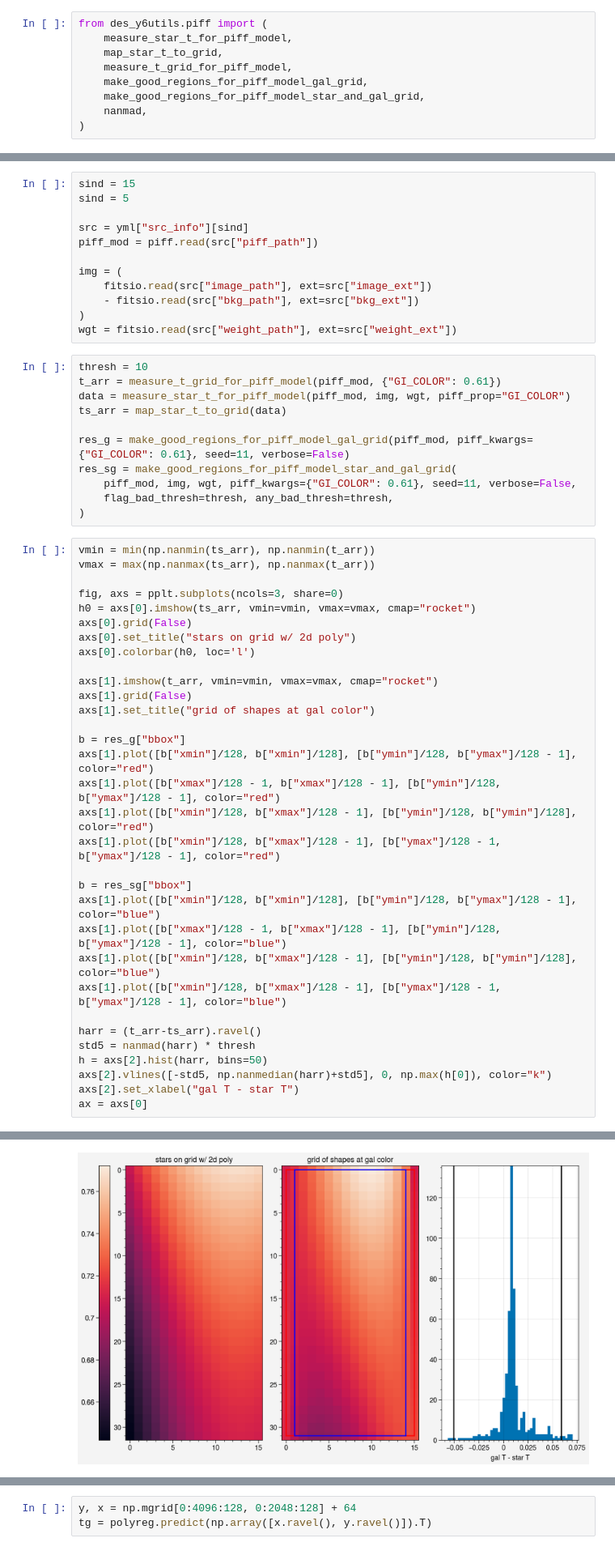
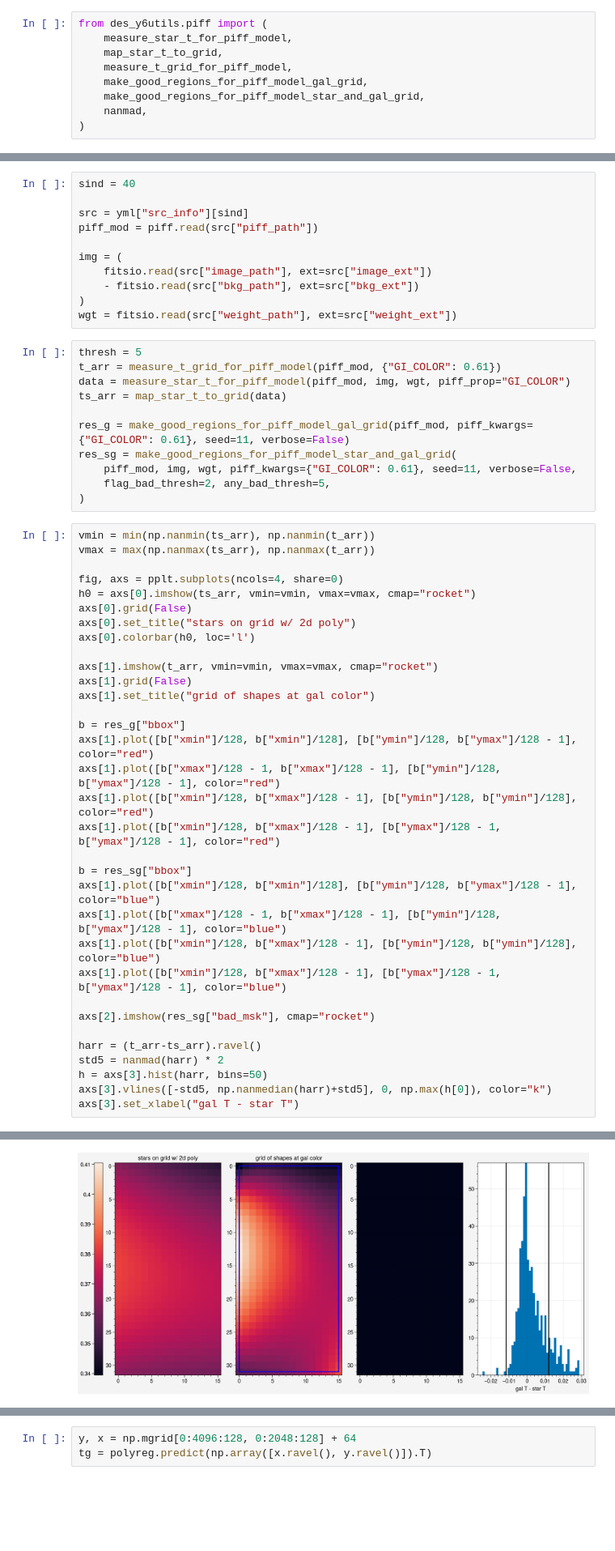
Before and after one commit to beckermr/des-y6-analysis, a Jupyter notebook: 2021_11_01_weird_psfs/fit_t.ipynb, the cells around one changed output, grey strips where cells are left out. Shown at 81% size. Cells and saved outputs as stored; diff of their text form; blank space fills up the shorter version.

```diff
--- a/2021_11_01_weird_psfs/fit_t.ipynb
+++ b/2021_11_01_weird_psfs/fit_t.ipynb
@@ -41,8 +42,7 @@ for sind, src in enumerate(yml["src_info"]):
     if bf > 1/512:
         break
 # %%
-sind = 15
-sind = 5
+sind = 40
 
 src = yml["src_info"][sind]
 piff_mod = piff.read(src["piff_path"])
@@ -53,7 +53,7 @@ img = (
 )
 wgt = fitsio.read(src["weight_path"], ext=src["weight_ext"])
 # %%
-thresh = 10
+thresh = 5
 t_arr = measure_t_grid_for_piff_model(piff_mod, {"GI_COLOR": 0.61})
 data = measure_star_t_for_piff_model(piff_mod, img, wgt, piff_prop="GI_COLOR")
 ts_arr = map_star_t_to_grid(data)
@@ -61,13 +61,13 @@ ts_arr = map_star_t_to_grid(data)
 res_g = make_good_regions_for_piff_model_gal_grid(piff_mod, piff_kwargs={"GI_COLOR": 0.61}, seed=11, verbose=False)
 res_sg = make_good_regions_for_piff_model_star_and_gal_grid(
     piff_mod, img, wgt, piff_kwargs={"GI_COLOR": 0.61}, seed=11, verbose=False,
-    flag_bad_thresh=thresh, any_bad_thresh=thresh,
+    flag_bad_thresh=2, any_bad_thresh=5,
 )
 # %%
 vmin = min(np.nanmin(ts_arr), np.nanmin(t_arr))
 vmax = max(np.nanmax(ts_arr), np.nanmax(t_arr))
 
-fig, axs = pplt.subplots(ncols=3, share=0)
+fig, axs = pplt.subplots(ncols=4, share=0)
 h0 = axs[0].imshow(ts_arr, vmin=vmin, vmax=vmax, cmap="rocket")
 axs[0].grid(False)
 axs[0].set_title("stars on grid w/ 2d poly")
@@ -89,10 +89,11 @@ axs[1].plot([b["xmax"]/128 - 1, b["xmax"]/128 - 1], [b["ymin"]/128, b["ymax"]/12
 axs[1].plot([b["xmin"]/128, b["xmax"]/128 - 1], [b["ymin"]/128, b["ymin"]/128], color="blue")
 axs[1].plot([b["xmin"]/128, b["xmax"]/128 - 1], [b["ymax"]/128 - 1, b["ymax"]/128 - 1], color="blue")
 
+axs[2].imshow(res_sg["bad_msk"], cmap="rocket")
+
 harr = (t_arr-ts_arr).ravel()
-std5 = nanmad(harr) * thresh
-h = axs[2].hist(harr, bins=50)
-axs[2].vlines([-std5, np.nanmedian(harr)+std5], 0, np.max(h[0]), color="k")
-axs[2].set_xlabel("gal T - star T")
-ax = axs[0]
+std5 = nanmad(harr) * 2
+h = axs[3].hist(harr, bins=50)
+axs[3].vlines([-std5, np.nanmedian(harr)+std5], 0, np.max(h[0]), color="k")
+axs[3].set_xlabel("gal T - star T")
 # %% [output]
@@ -99 +101 @@ ax = axs[0]
-[figure, old version]
+[figure, new version]
```
Also changed, not shown: parts of 6 cells of this notebook, 6 other files.
